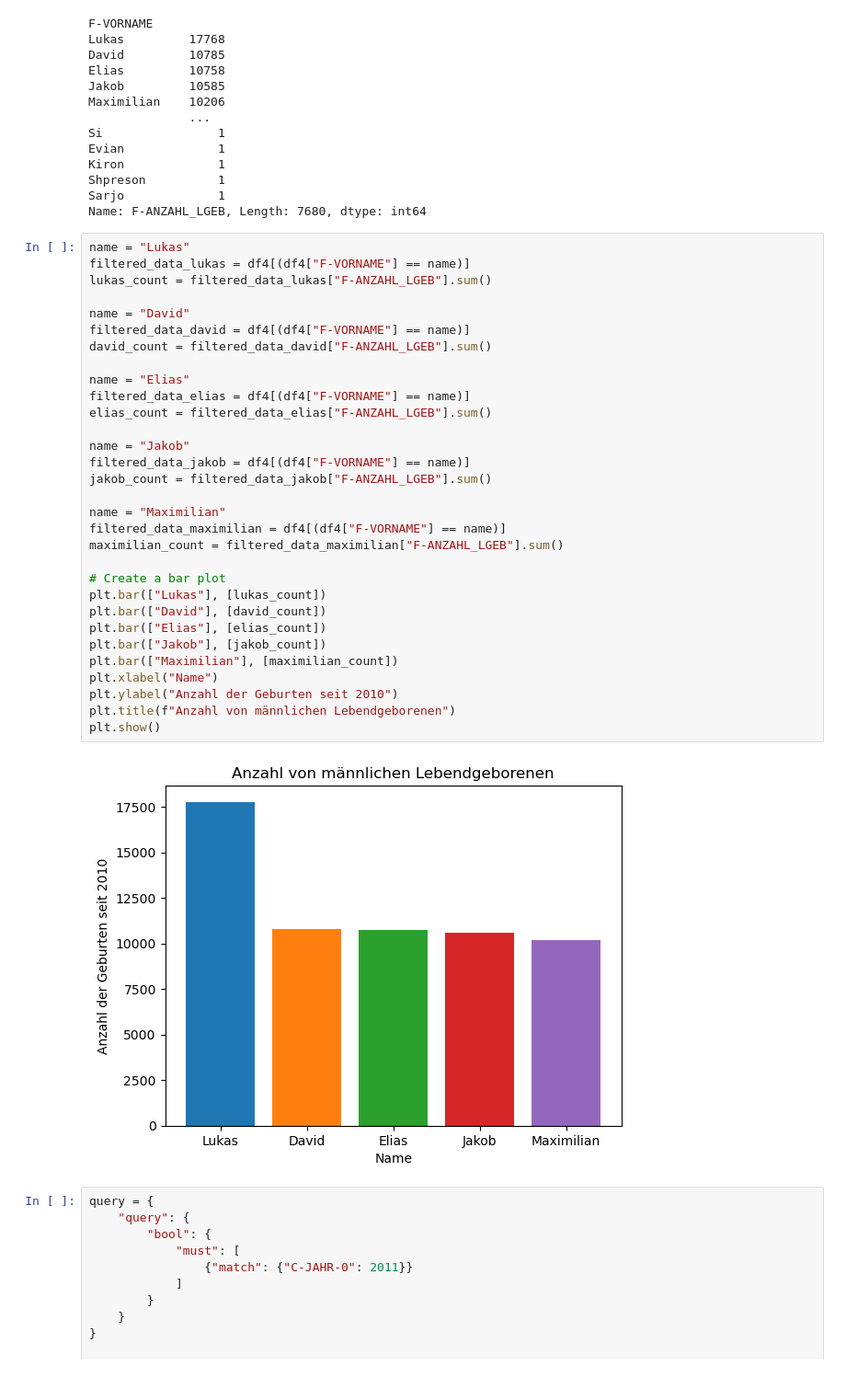
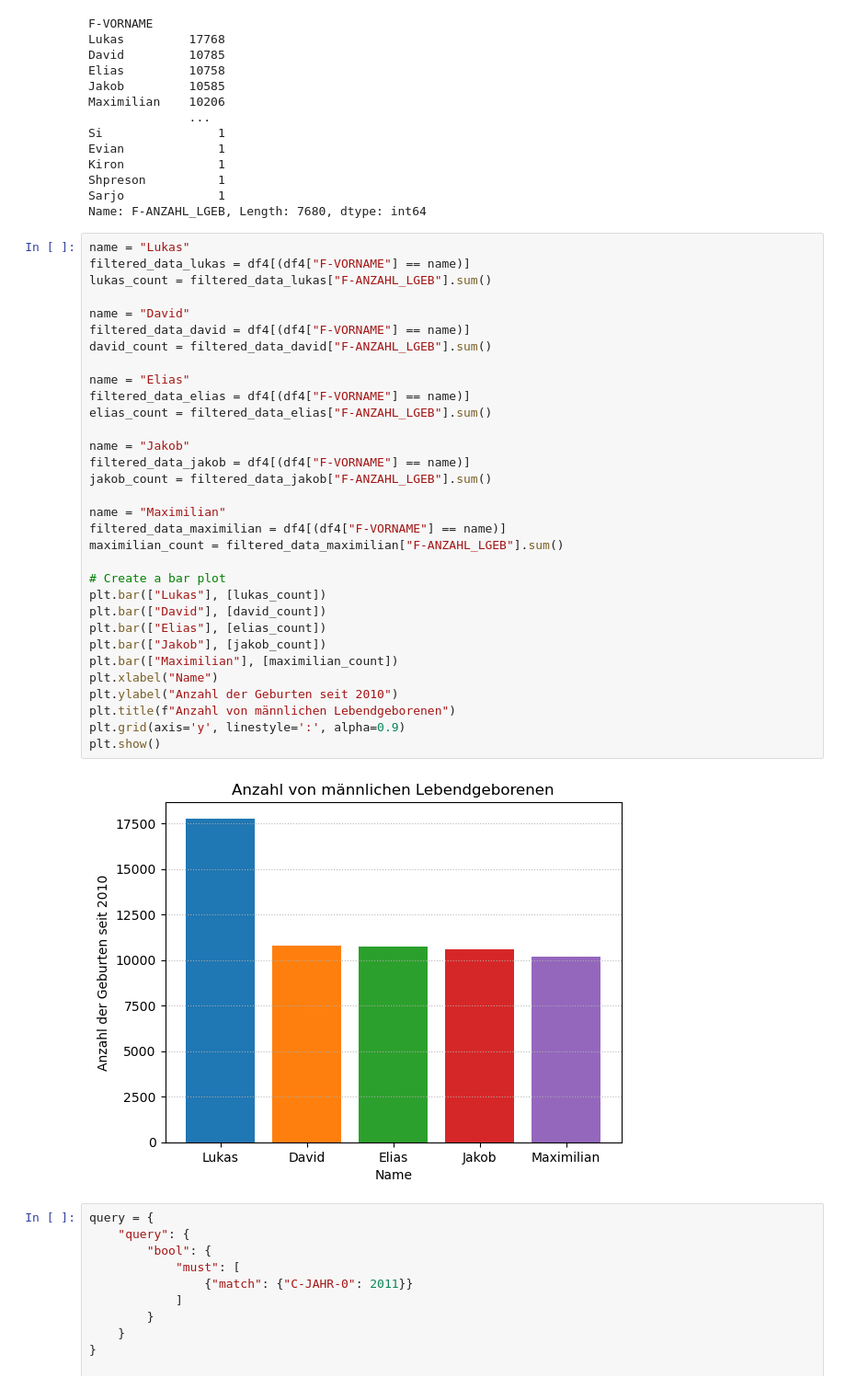
Before and after one commit to lenawilli/BDINF_final_project, a Jupyter notebook: Final_project_Koller_Willisits.ipynb, the cells around one changed output. Shown at 92% size. Cells and saved outputs as stored; diff of their text form.

```diff
--- a/Final_project_Koller_Willisits.ipynb
+++ b/Final_project_Koller_Willisits.ipynb
@@ -344,34 +345,35 @@ name = "Lukas"
 filtered_data_lukas = df4[(df4["F-VORNAME"] == name)]
 lukas_count = filtered_data_lukas["F-ANZAHL_LGEB"].sum()
 
 name = "David"
 filtered_data_david = df4[(df4["F-VORNAME"] == name)]
 david_count = filtered_data_david["F-ANZAHL_LGEB"].sum()
 
 name = "Elias"
 filtered_data_elias = df4[(df4["F-VORNAME"] == name)]
 elias_count = filtered_data_elias["F-ANZAHL_LGEB"].sum()
 
 name = "Jakob"
 filtered_data_jakob = df4[(df4["F-VORNAME"] == name)]
 jakob_count = filtered_data_jakob["F-ANZAHL_LGEB"].sum()
 
 name = "Maximilian"
 filtered_data_maximilian = df4[(df4["F-VORNAME"] == name)]
 maximilian_count = filtered_data_maximilian["F-ANZAHL_LGEB"].sum()
 
 # Create a bar plot
 plt.bar(["Lukas"], [lukas_count])
 plt.bar(["David"], [david_count])
 plt.bar(["Elias"], [elias_count])
 plt.bar(["Jakob"], [jakob_count])
 plt.bar(["Maximilian"], [maximilian_count])
 plt.xlabel("Name")
 plt.ylabel("Anzahl der Geburten seit 2010")
 plt.title(f"Anzahl von männlichen Lebendgeborenen")
+plt.grid(axis='y', linestyle=':', alpha=0.9)
 plt.show()
 # %% [output]
-[figure, old version]
+[figure, new version]
 # %%
 query = {
     "query": {
```
Also changed, not shown: parts of 5 cells of this notebook, 1 other file.
